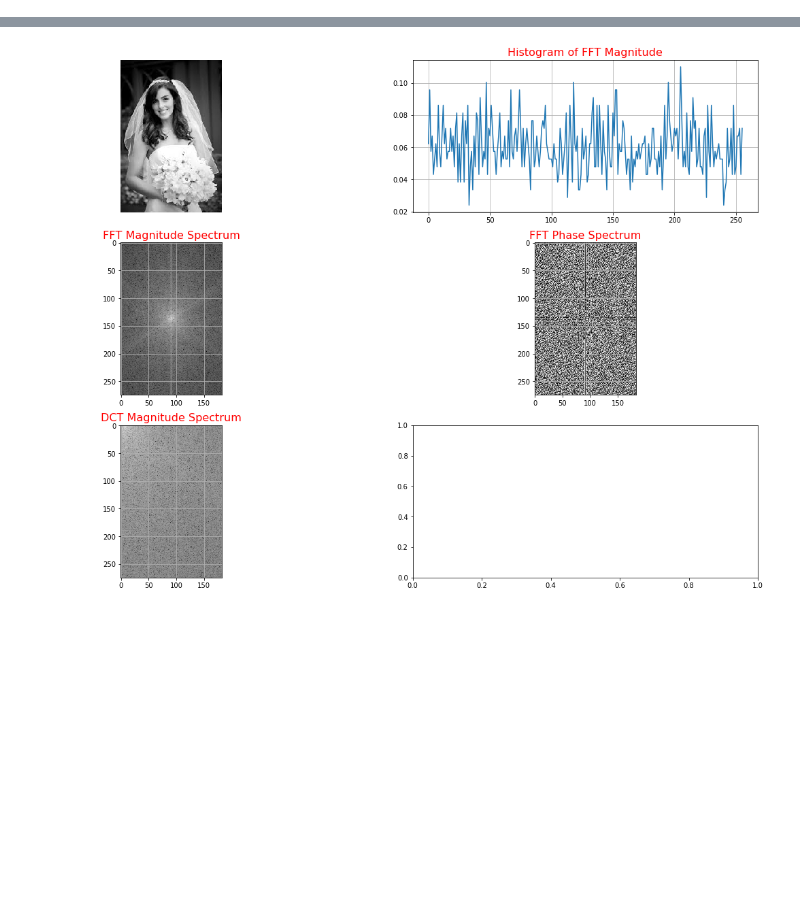
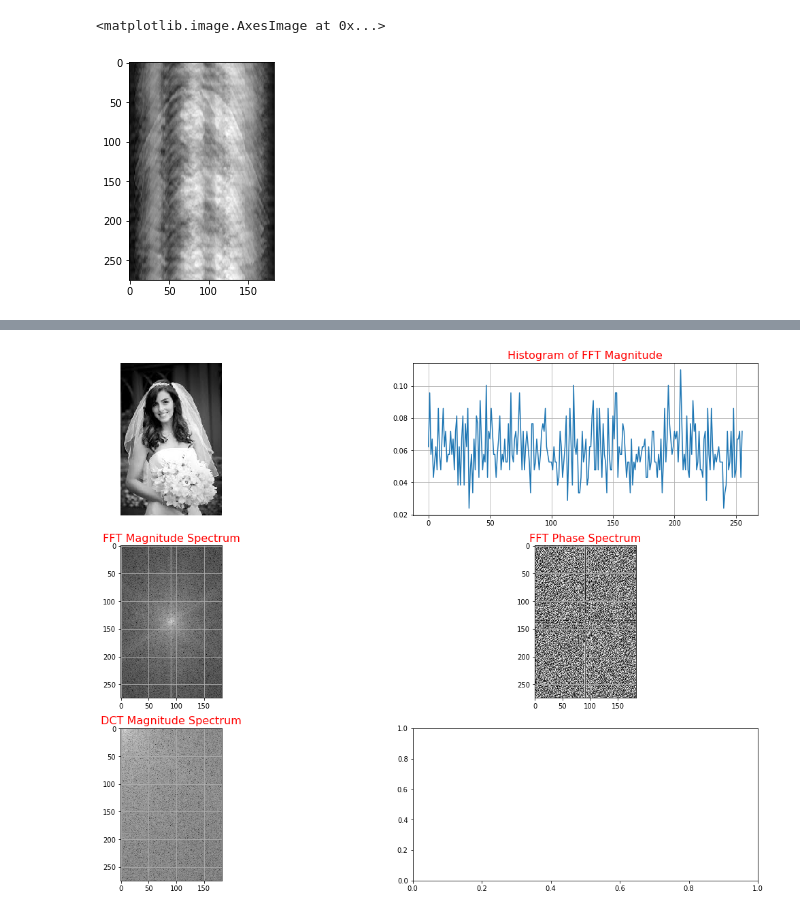
Before and after one commit to EfforiaKnight/CourseCV, a Jupyter notebook: Week4.ipynb, the cells around one changed output, grey strips where cells are left out. Drawn from its saved outputs; the diff is of its cells as text; code cells hidden in the pictures; blank space fills up the shorter version.

```diff
--- a/Week4.ipynb
+++ b/Week4.ipynb
@@ -23,2 +32,10 @@ hist = cv2.normalize(hist, hist)
+# %%
+J = imfft.copy()
+J[np.argwhere(np.abs(imfft)<255)] = 0
+img_back = np.abs(np.fft.ifft2(J))
+plt.imshow(img_back.astype(np.uint8), cmap='gray')
+# %% [output]
+<matplotlib.image.AxesImage at 0x...>
+[figure, added]
 # %%
 dft_10 = dft.copy()
```
Also changed, not shown: parts of 2 cells of this notebook, 6 other files.
